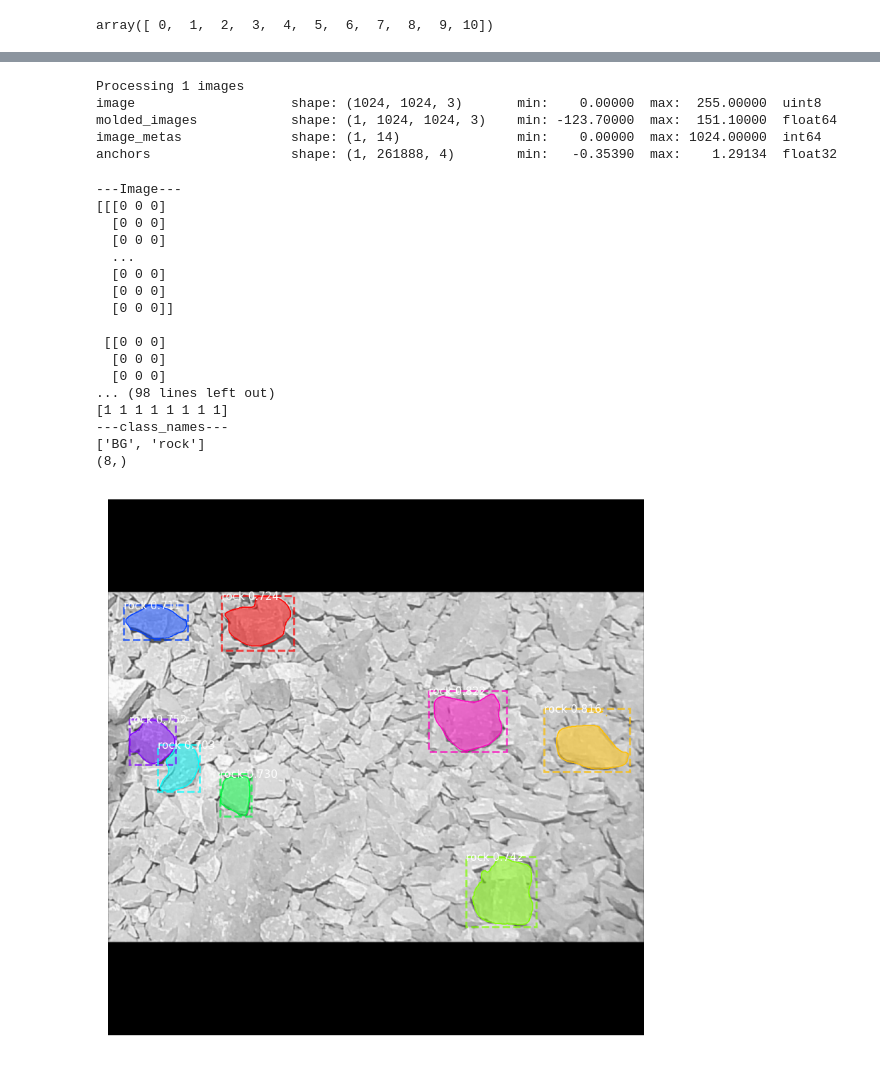
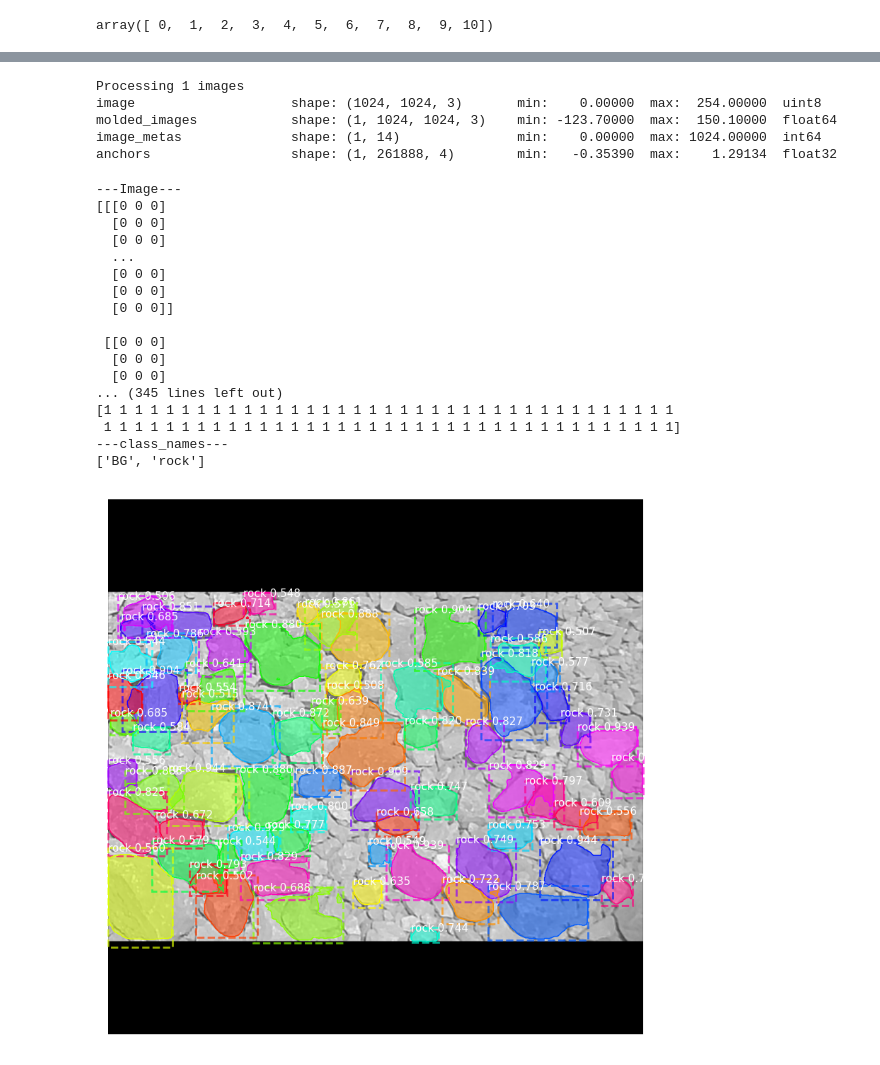
Before and after one commit to jtorom/jtorom, a Jupyter notebook: Rocks.ipynb, the cells around one changed output, grey strips where cells are left out. Saved outputs shown, nothing was run; the diff lists cells and outputs as text; code cells hidden in the pictures.

```diff
--- a/Rocks.ipynb
+++ b/Rocks.ipynb
@@ -143,7 +143,8 @@ from mrcnn.model import log
 # %%
 
 # Directorio donde se guaradaran los logs y los modelos de entrenamiento [en root dir- logs]
-MODEL_DIR = os.path.abspath('/content/logs')
+#MODEL_DIR = os.path.abspath('/content/logs')
+MODEL_DIR = os.path.abspath('/content/drive/MyDrive/Colab Notebooks/WorkspaceTesis/logs')
 
 if not os.path.exists(MODEL_DIR):
   os.mkdir(MODEL_DIR)
@@ -228,7 +229,7 @@ class Rocks(Config):
   # Numero de steps por cada epoca
   STEPS_PER_EPOCH = sizeEpochSteps # Se pone el mismo n mero de imagenes que hay en la carpeta Train
   # Precisi n del sistema (en el proceso de validaci n)
-  DETECTION_MIN_CONFIDENCE = 0.70
+  DETECTION_MIN_CONFIDENCE = 0.30
   # MiniMask
   USE_MINI_MASK = True
   IMAGE_SHAPE = imageSize
@@ -480,7 +491,7 @@ dataset_val.image_ids
 # %% [output]
 array([ 0,  1,  2,  3,  4,  5,  6,  7,  8,  9, 10])
 # %%
-image_id=2
+image_id=1
 original_image , image_meta , gt_class_id ,gt_bbox , gt_mask = modellib.load_image_gt(dataset_val , inference_config , image_id )
 #original_image , image_meta , gt_class_id ,gt_bbox , gt_mask = modellib.load_image_gt(dataset_val , inference_config , image_id, use_mini_mask=False)
 
@@ -523,30 +534,31 @@ ValueError: ignored
 results = model.detect([original_image], verbose=1)
 # %% [output]
 Processing 1 images
-image                    shape: (1024, 1024, 3)       min:    0.00000  max:  255.00000  uint8
-molded_images            shape: (1, 1024, 1024, 3)    min: -123.70000  max:  151.10000  float64
+image                    shape: (1024, 1024, 3)       min:    0.00000  max:  254.00000  uint8
+molded_images            shape: (1, 1024, 1024, 3)    min: -123.70000  max:  150.10000  float64
 image_metas              shape: (1, 14)               min:    0.00000  max: 1024.00000  int64
 anchors                  shape: (1, 261888, 4)        min:   -0.35390  max:    1.29134  float32
 # %%
 r = results[0]
 visualize.display_instances(original_image , r['rois'], r['masks'], r['class_ids'], dataset_val.class_names, r['scores'], ax=get_ax())
 print(r['class_ids'].shape)
+visualize.display_instances(original_image , r['rois'], r['masks'], r['class_ids'],  dataset_val.class_names, ax=get_ax())
 # %% [output]
 ---Image---
 [[[0 0 0]
   [0 0 0]
   [0 0 0]
   ...
   [0 0 0]
   [0 0 0]
   [0 0 0]]
 
  [[0 0 0]
   [0 0 0]
   [0 0 0]
-... (98 lines left out)
-[1 1 1 1 1 1 1 1]
+... (345 lines left out)
+[1 1 1 1 1 1 1 1 1 1 1 1 1 1 1 1 1 1 1 1 1 1 1 1 1 1 1 1 1 1 1 1 1 1 1 1 1
+ 1 1 1 1 1 1 1 1 1 1 1 1 1 1 1 1 1 1 1 1 1 1 1 1 1 1 1 1 1 1 1 1 1 1 1 1 1]
 ---class_names---
 ['BG', 'rock']
-(8,)
-[figure, old version]
+[figure, new version]
```
Also changed, not shown: parts of 11 cells of this notebook.
